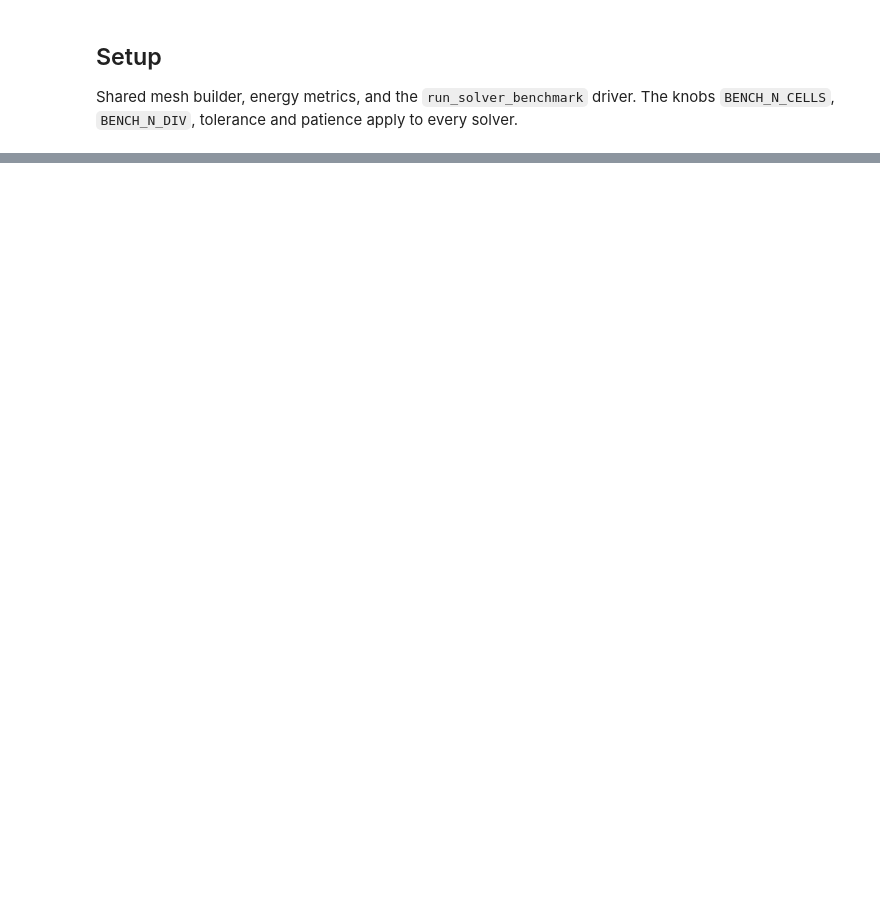
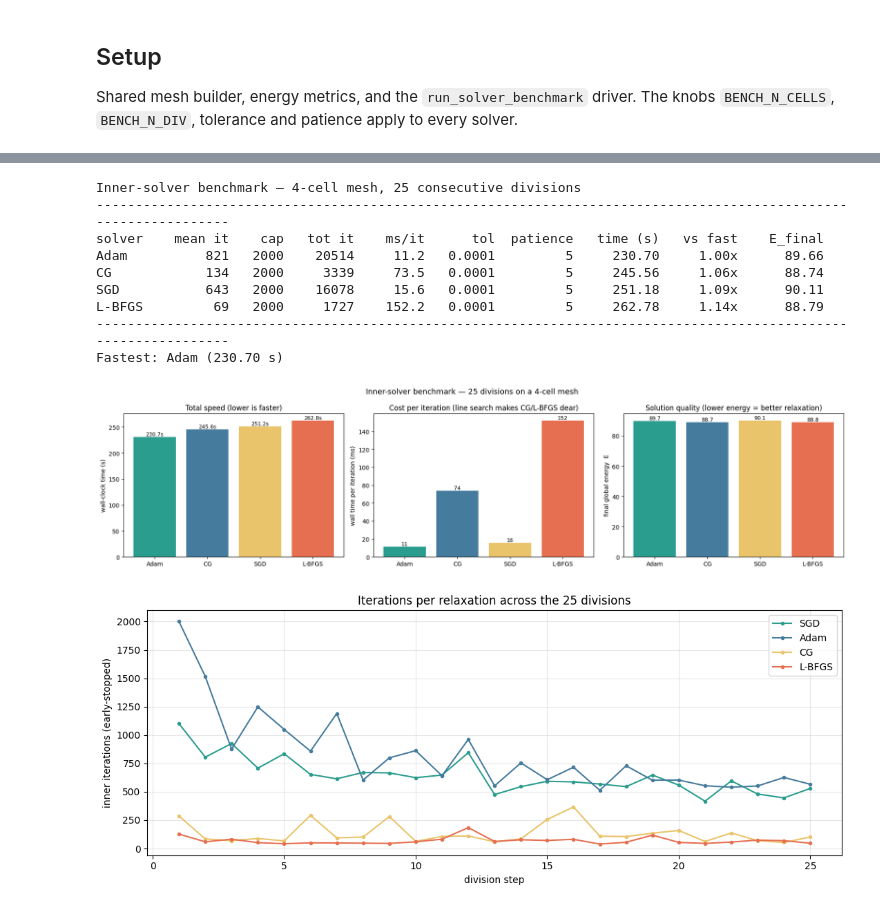
Before and after one commit to VirtualEmbryo/vertax, a Jupyter notebook: src/vertax/mitotic_spindle/optimizers_benchmark.ipynb, the cells around one changed output, grey strips where cells are left out. Drawn from its saved outputs; the diff is of its cells as text; code cells hidden in the pictures; blank space fills up the shorter version.

```diff
--- a/src/vertax/mitotic_spindle/optimizers_benchmark.ipynb
+++ b/src/vertax/mitotic_spindle/optimizers_benchmark.ipynb
@@ -266,30 +344,62 @@ print(f"Fastest: {fastest_name} ({fastest_t:.2f} s)")
 # not mean less time: their line search makes each iteration far more expensive.
 names = [n for n, _ in ranked]
 times = [v[0] for _, v in ranked]
 ms_iter = [v[0] / max(v[3]["total_iters"], 1) * 1e3 for _, v in ranked]
 energies = [mesh_metrics(v[2])['E'] for _, v in ranked]
 colors = ["#2a9d8f", "#457b9d", "#e9c46a", "#e76f51"][:len(names)]
 
 fig, (ax_t, ax_c, ax_e) = plt.subplots(1, 3, figsize=(18, 4.5))
 fig.suptitle(f"Inner-solver benchmark — {BENCH_N_DIV} divisions on a 4-cell mesh", fontsize=13)
 
 bars_t = ax_t.bar(names, times, color=colors)
 ax_t.set_ylabel("wall-clock time (s)")
 ax_t.set_title("Total speed (lower is faster)")
 for b, t in zip(bars_t, times):
     ax_t.text(b.get_x() + b.get_width() / 2, t, f"{t:.1f}s", ha="center", va="bottom", fontsize=9)
 
 bars_c = ax_c.bar(names, ms_iter, color=colors)
 ax_c.set_ylabel("wall time per iteration (ms)")
 ax_c.set_title("Cost per iteration (line search makes CG/L-BFGS dear)")
 for b, m in zip(bars_c, ms_iter):
     ax_c.text(b.get_x() + b.get_width() / 2, m, f"{m:.0f}", ha="center", va="bottom", fontsize=9)
 
 bars_e = ax_e.bar(names, energies, color=colors)
 ax_e.set_ylabel("final global energy  E")
 ax_e.set_title("Solution quality (lower energy = better relaxation)")
 for b, e in zip(bars_e, energies):
     ax_e.text(b.get_x() + b.get_width() / 2, e, f"{e:.1f}", ha="center", va="bottom", fontsize=9)
 
 plt.tight_layout()
 plt.show()
+
+# Per-division iteration count: how many inner iterations each relaxation actually
+# ran (early-stopped), as the tissue grows division after division. One line per
+# solver, using the stored params['iters_per_relax']. Reveals whether a solver
+# needs progressively more/fewer iterations as the mesh gets larger.
+order = [n for n in ["SGD", "Adam", "CG", "L-BFGS"] if n in bench_results]
+palette = {"SGD": "#2a9d8f", "Adam": "#457b9d", "CG": "#e9c46a", "L-BFGS": "#e76f51"}
+
+fig2, ax = plt.subplots(figsize=(11, 4.5))
+for name in order:
+    iters = bench_results[name][3]["iters_per_relax"]
+    ax.plot(range(1, len(iters) + 1), iters, marker="o", ms=3,
+            color=palette.get(name), label=name)
+ax.set_xlabel("division step")
+ax.set_ylabel("inner iterations (early-stopped)")
+ax.set_title(f"Iterations per relaxation across the {BENCH_N_DIV} divisions")
+ax.grid(alpha=0.3)
+ax.legend()
+plt.tight_layout()
+plt.show()
+# %% [output]
+Inner-solver benchmark — 4-cell mesh, 25 consecutive divisions
+-----------------------------------------------------------------------------------------------------------------
+solver    mean it    cap   tot it    ms/it      tol  patience   time (s)   vs fast    E_final
+Adam          821   2000    20514     11.2   0.0001         5     230.70     1.00x      89.66
+CG            134   2000     3339     73.5   0.0001         5     245.56     1.06x      88.74
+SGD           643   2000    16078     15.6   0.0001         5     251.18     1.09x      90.11
+L-BFGS         69   2000     1727    152.2   0.0001         5     262.78     1.14x      88.79
+-----------------------------------------------------------------------------------------------------------------
+Fastest: Adam (230.70 s)
+[figure, added]
+[figure, added]
```
Also changed, not shown: parts of 7 cells of this notebook.
